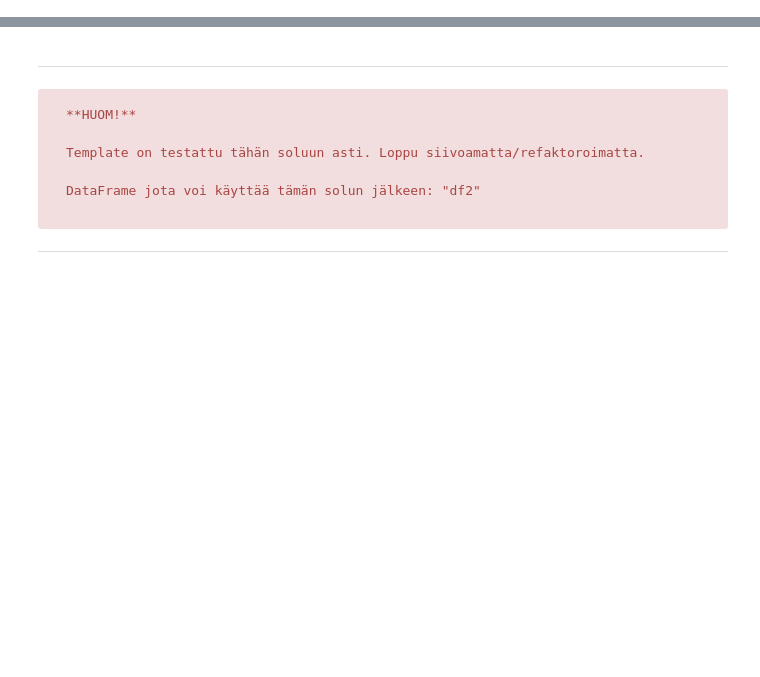
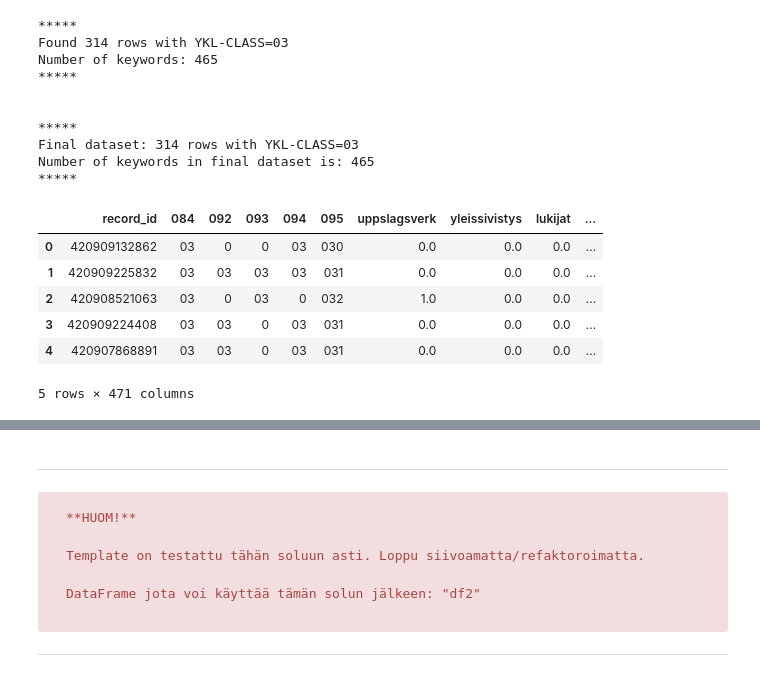
Before and after one commit to City-of-Helsinki/ml_hki_library_classifier, a Jupyter notebook: 00_data.ipynb, the cells around one changed output, grey strips where cells are left out. Drawn from its saved outputs; the diff is of its cells as text; code cells hidden in the pictures; blank space fills up the shorter version.

Commit message:
Training/Validation dataset and toy dataset creation is now implemented

```diff
--- a/00_data.ipynb
+++ b/00_data.ipynb
@@ -402,3 +407,78 @@ for error in errors[:15]:
 # %% [output]
 Count of errors: 0
 [interactive output not drawn]
+# %%
+# Restrict the trainingset size if necessary
+MAX_TRAININGSET_SIZE = 3000
+
+# Select a random YKL-class get all rows matching it
+sample_row = df2.sample()
+item_ykl_class = sample_row.iloc[0]["084"]
+one_ykl_class_df = df2.loc[df2["084"] == item_ykl_class]
+one_ykl_class_df = one_ykl_class_df.reset_index(drop=True)
+
+# Read all distinct keywords into an array
+keywords = []
+for i in range(len(one_ykl_class_df)):
+    item_keywords_str = (str)(one_ykl_class_df.iloc[(i), 6])
+    item_keywords_lst = item_keywords_str.split(",")
+    for word in item_keywords_lst:
+        word = word.strip().lower()
+        if word not in keywords:
+            keywords.append(word)
+
+# Sanity check printing
+print(f"\n*****")
+print(f"Found {one_ykl_class_df.shape[0]} rows with YKL-CLASS={item_ykl_class}")
+print(f"Number of keywords: {len(keywords)}")
+print(f"*****\n")
+
+# Restrict the training/validation set MAX_TRAININGSET_SIZE rows
+if one_ykl_class_df.shape[0] < MAX_TRAININGSET_SIZE:
+    MAX_TRAININGSET_SIZE = one_ykl_class_df.shape[0]
+one_ykl_class_df = one_ykl_class_df.sample(MAX_TRAININGSET_SIZE)
+
+# Add keyword columns with keyword as a title (value will be 0 or 1 depending if the keyword belongs to the volume or not)
+# NOTE: "A Pandas Series is like a column in a table" (https://www.w3schools.com/python/pandas/pandas_series.asp)
+for i in range(len(keywords)):
+    one_ykl_class_df[keywords[i]] = pd.Series([], dtype="int64")
+one_ykl_class_df = one_ykl_class_df.reset_index(drop=True)
+
+# Create
+for i in range(len(one_ykl_class_df)):
+    item_keywords_str = (str)(one_ykl_class_df.iloc[(i), 6])
+    item_keywords_lst = item_keywords_str.split(",")
+    for word in item_keywords_lst:
+        word = word.strip().lower()
+        one_ykl_class_df.at[i, word] = 1
+
+# Drop column with comma-separated keywords and fill NaN with 0
+one_ykl_class_df = one_ykl_class_df.drop(["650"], axis=1)
+one_ykl_class_df = one_ykl_class_df.fillna(0)
+
+# Sanity check: printing final dataset for training and validating the model
+print(f"\n*****")
+print(
+    f"Final dataset: {one_ykl_class_df.shape[0]} rows with YKL-CLASS={item_ykl_class}"
+)
+print(f"Number of keywords in final dataset is: {one_ykl_class_df.shape[1] - 6}")
+print(f"*****\n")
+one_ykl_class_df.head()
+# %% [output]
+*****
+Found 314 rows with YKL-CLASS=03
+Number of keywords: 465
+*****
+
+
+*****
+Final dataset: 314 rows with YKL-CLASS=03
+Number of keywords in final dataset is: 465
+*****
+|  | record_id | 084 | 092 | 093 | 094 | 095 | uppslagsverk | yleissivistys | lukijat | ... |
+| 0 | 420909132862 | 03 | 0 | 0 | 03 | 030 | 0.0 | 0.0 | 0.0 | ... |
+| 1 | 420909225832 | 03 | 03 | 03 | 03 | 031 | 0.0 | 0.0 | 0.0 | ... |
+| 2 | 420908521063 | 03 | 0 | 03 | 0 | 032 | 1.0 | 0.0 | 0.0 | ... |
+| 3 | 420909224408 | 03 | 03 | 0 | 03 | 031 | 0.0 | 0.0 | 0.0 | ... |
+| 4 | 420907868891 | 03 | 03 | 0 | 03 | 031 | 0.0 | 0.0 | 0.0 | ... |
+5 rows × 471 columns
```
Also changed, not shown: parts of 5 cells of this notebook.
